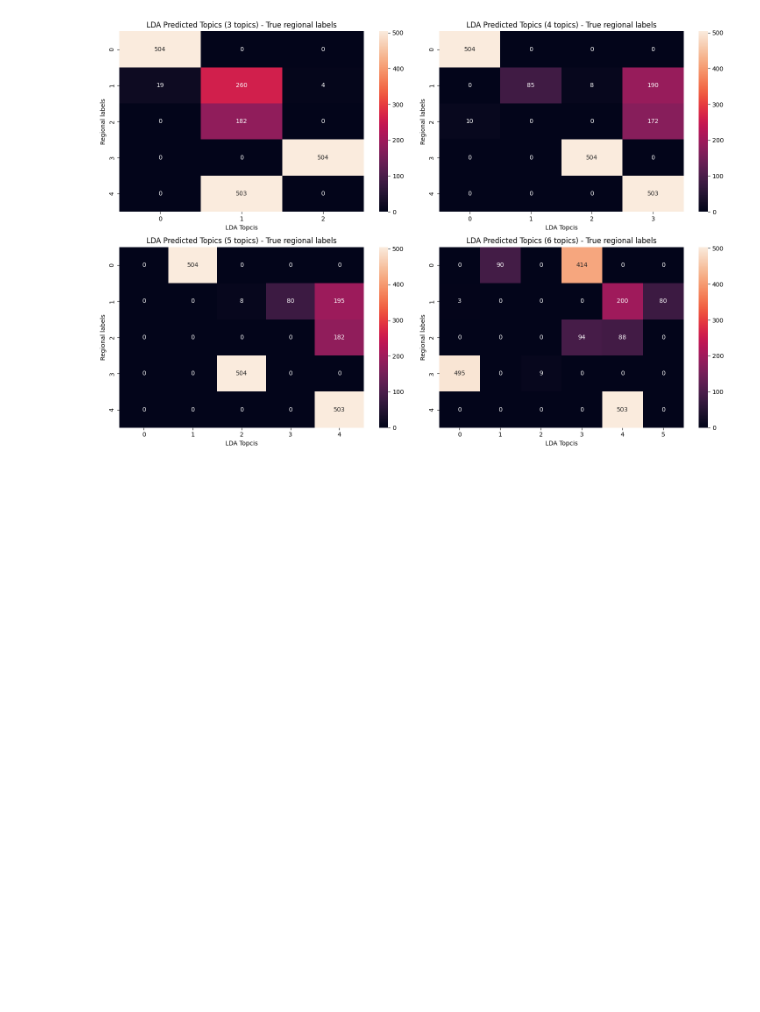
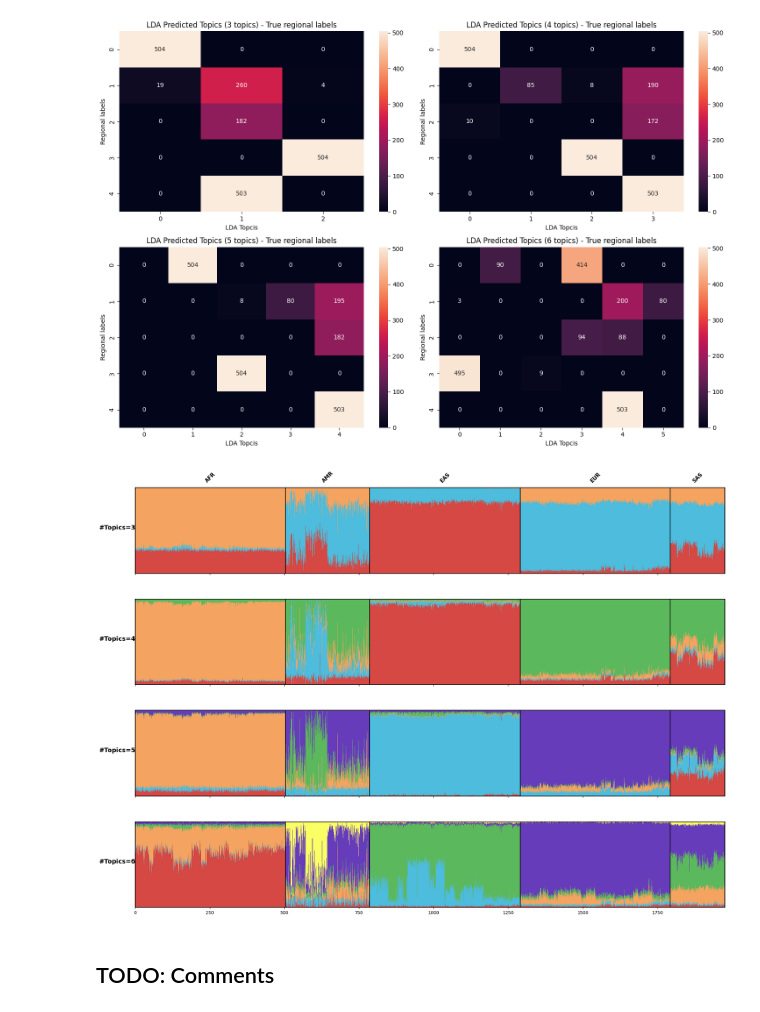
Before and after one commit to HendrikHigl/ma-cs-apml, a Jupyter notebook: LDAProject/LDA_project.ipynb, the cells around one changed output. Saved outputs shown, nothing was run; the diff lists cells and outputs as text; code cells hidden in the pictures; blank space fills up the shorter version.

```diff
--- a/LDAProject/LDA_project.ipynb
+++ b/LDAProject/LDA_project.ipynb
@@ -525,3 +525,62 @@ plt.tight_layout()
 plt.show()
 # %% [output]
 [figure]
+# %%
+population_labels = genotypes_annotation["1000G superpopulation code"].values
+n_topic_options = sorted(topic_predictions.keys())
+
+fig, axes = plt.subplots(len(n_topic_options), 1, figsize=(20, 4 * len(n_topic_options)), sharex=True)
+if len(n_topic_options) == 1: axes = [axes]
+
+colors = ["#d54843","#4dbcdd", '#f4a460', '#5cb85c', "#673cbb", "#faff66"]
+
+for i, n_topics in enumerate(n_topic_options):
+    data = np.array(topic_predictions[n_topics])
+    df = pd.DataFrame(data)
+    df['population'] = population_labels
+
+    df_sorted = df.sort_values('population').reset_index(drop=True)
+    sorted_pops = df_sorted['population']
+    plot_data = df_sorted.drop(columns=['population']).values
+    plot_data = plot_data / plot_data.sum(axis=1, keepdims=True)
+
+    n_individuals, n_clusters = plot_data.shape
+    bottom = np.zeros(n_individuals)
+
+    for cluster_idx in range(n_clusters):
+        axes[i].bar(range(n_individuals), plot_data[:, cluster_idx],
+                    bottom=bottom, width=1.0,
+                    color=colors[cluster_idx % len(colors)],
+                    edgecolor='none')
+        bottom += plot_data[:, cluster_idx]
+
+    changes = np.where(sorted_pops.values[:-1] != sorted_pops.values[1:])[0]
+
+    boundaries = np.concatenate([[-0.5], changes, [n_individuals - 0.5]])
+
+    for b in boundaries:
+        axes[i].axvline(b, color='black', linewidth=1.5)
+
+    if i == 0:
+        for start, end in zip(boundaries[:-1], boundaries[1:]):
+            midpoint = (start + end) / 2
+            label = sorted_pops.iloc[int(midpoint)]
+            axes[i].text(midpoint, 1.05, label, ha='center', va='bottom',
+                         fontsize=12, fontweight='bold', rotation=45)
+
+    axes[i].set_ylabel(f'#Topics={n_topics}', rotation=0, labelpad=40, fontweight='bold', fontsize=14)
+    axes[i].set_ylim(0, 1)
+    axes[i].set_xlim(-0.5, n_individuals - 0.5)
+    axes[i].set_yticks([])
+
+    for spine in axes[i].spines.values():
+        spine.set_linewidth(1.5)
+        spine.set_visible(True)
+
+plt.tight_layout()
+plt.subplots_adjust(hspace=0.3, top=0.85)
+plt.show()
+# %% [output]
+[figure, added]
+# %% [markdown]
+## TODO: Comments
```
Also changed, not shown: parts of 4 cells of this notebook, 1 other file.
